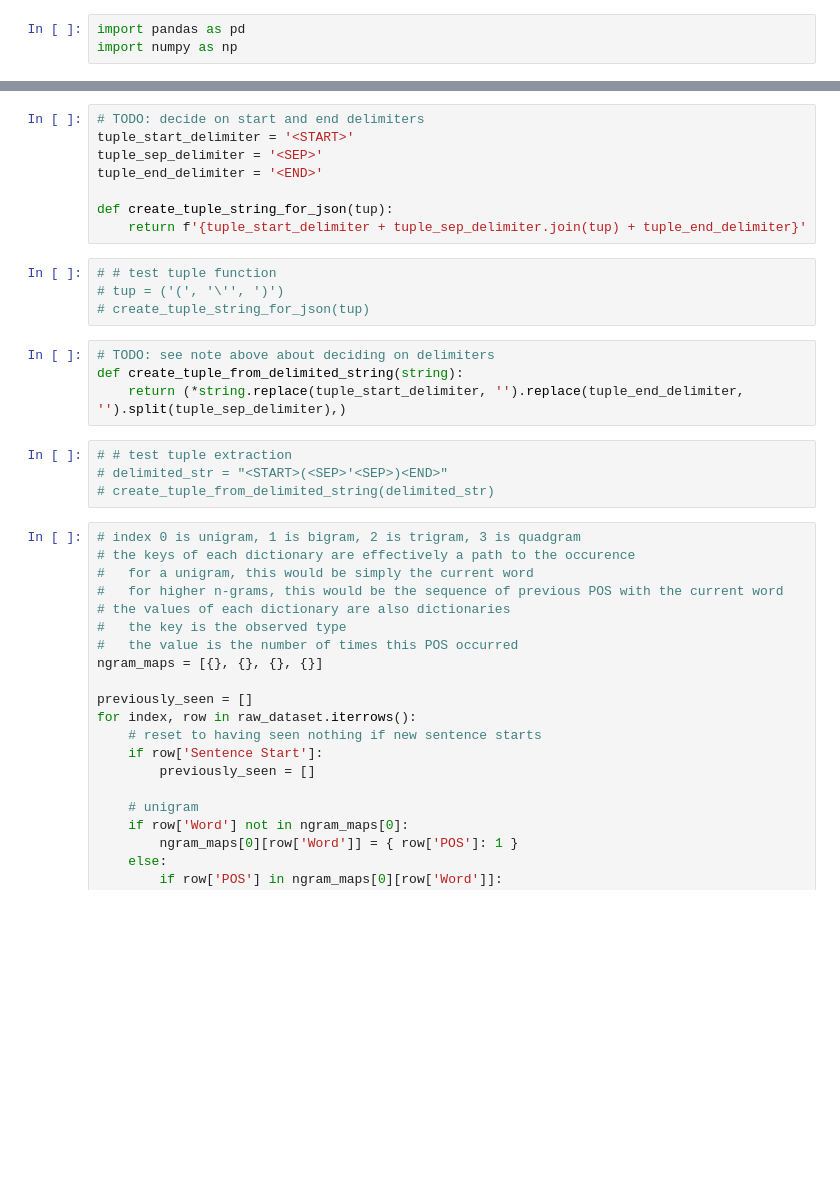
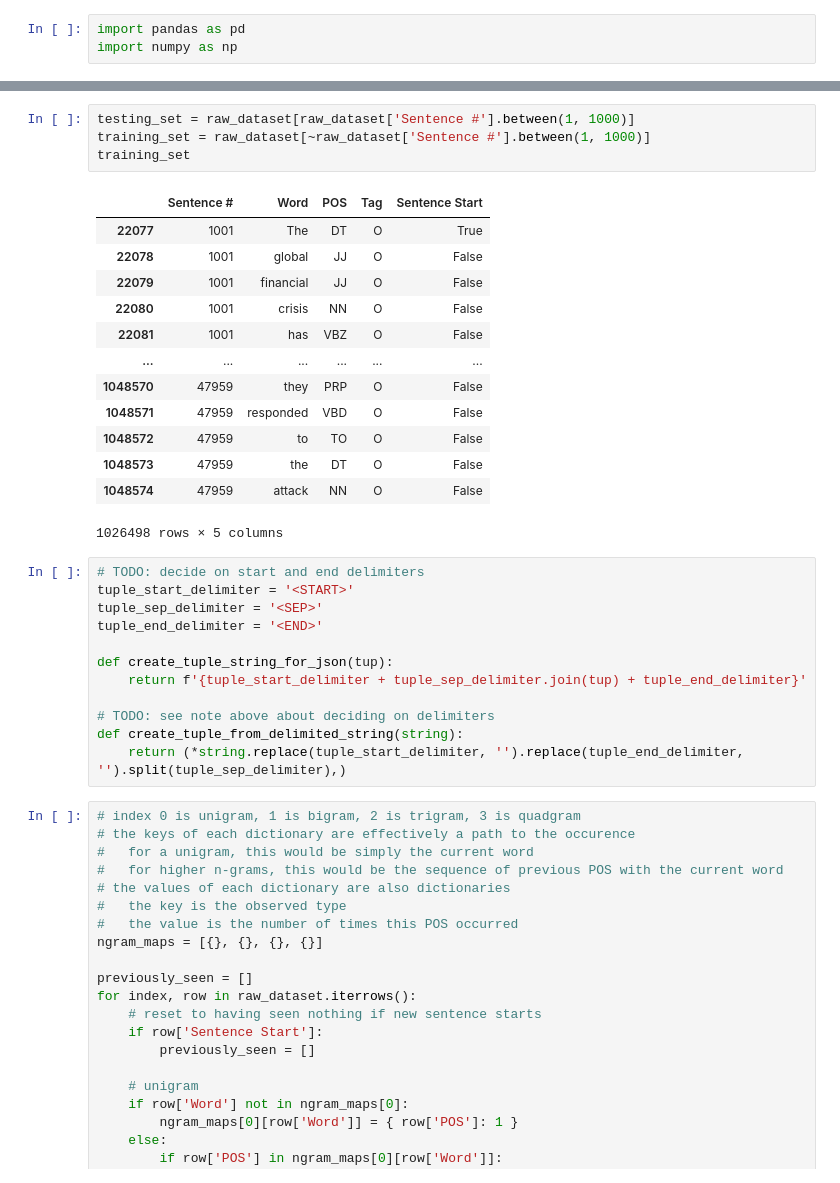
Before and after one commit to Anton-Petrenko/ngram-tagger, a Jupyter notebook: workspace.ipynb, the cells around one changed output, grey strips where cells are left out. Drawn from its saved outputs; the diff is of its cells as text; blank space fills up the shorter version.

```diff
--- a/workspace.ipynb
+++ b/workspace.ipynb
@@ -21,4 +22,22 @@ raw_dataset
 1048575 rows × 5 columns
+# %%
+testing_set = raw_dataset[raw_dataset['Sentence #'].between(1, 1000)]
+training_set = raw_dataset[~raw_dataset['Sentence #'].between(1, 1000)]
+training_set
+# %% [output]
+|  | Sentence # | Word | POS | Tag | Sentence Start |
+| 22077 | 1001 | The | DT | O | True |
+| 22078 | 1001 | global | JJ | O | False |
+| 22079 | 1001 | financial | JJ | O | False |
+| 22080 | 1001 | crisis | NN | O | False |
+| 22081 | 1001 | has | VBZ | O | False |
+| ... | ... | ... | ... | ... | ... |
+| 1048570 | 47959 | they | PRP | O | False |
+| 1048571 | 47959 | responded | VBD | O | False |
+| 1048572 | 47959 | to | TO | O | False |
+| 1048573 | 47959 | the | DT | O | False |
+| 1048574 | 47959 | attack | NN | O | False |
+1026498 rows × 5 columns
 # %%
 # TODO: decide on start and end delimiters
 tuple_start_delimiter = '<START>'
@@ -27,18 +46,10 @@ tuple_end_delimiter = '<END>'
 
 def create_tuple_string_for_json(tup):
     return f'{tuple_start_delimiter + tuple_sep_delimiter.join(tup) + tuple_end_delimiter}'
+
+# TODO: see note above about deciding on delimiters
+def create_tuple_from_delimited_string(string):
+    return (*string.replace(tuple_start_delimiter, '').replace(tuple_end_delimiter, '').split(tuple_sep_delimiter),)
-# %%
-# # test tuple function
-# tup = ('(', '\'', ')')
-# create_tuple_string_for_json(tup)
-# %%
-# TODO: see note above about deciding on delimiters
-def create_tuple_from_delimited_string(string):
-    return (*string.replace(tuple_start_delimiter, '').replace(tuple_end_delimiter, '').split(tuple_sep_delimiter),)
-# %%
-# # test tuple extraction
-# delimited_str = "<START>(<SEP>'<SEP>)<END>"
-# create_tuple_from_delimited_string(delimited_str)
 # %%
 # index 0 is unigram, 1 is bigram, 2 is trigram, 3 is quadgram
 # the keys of each dictionary are effectively a path to the occurence
```
Also changed, not shown: parts of 1 cell of this notebook, 1 other file.
